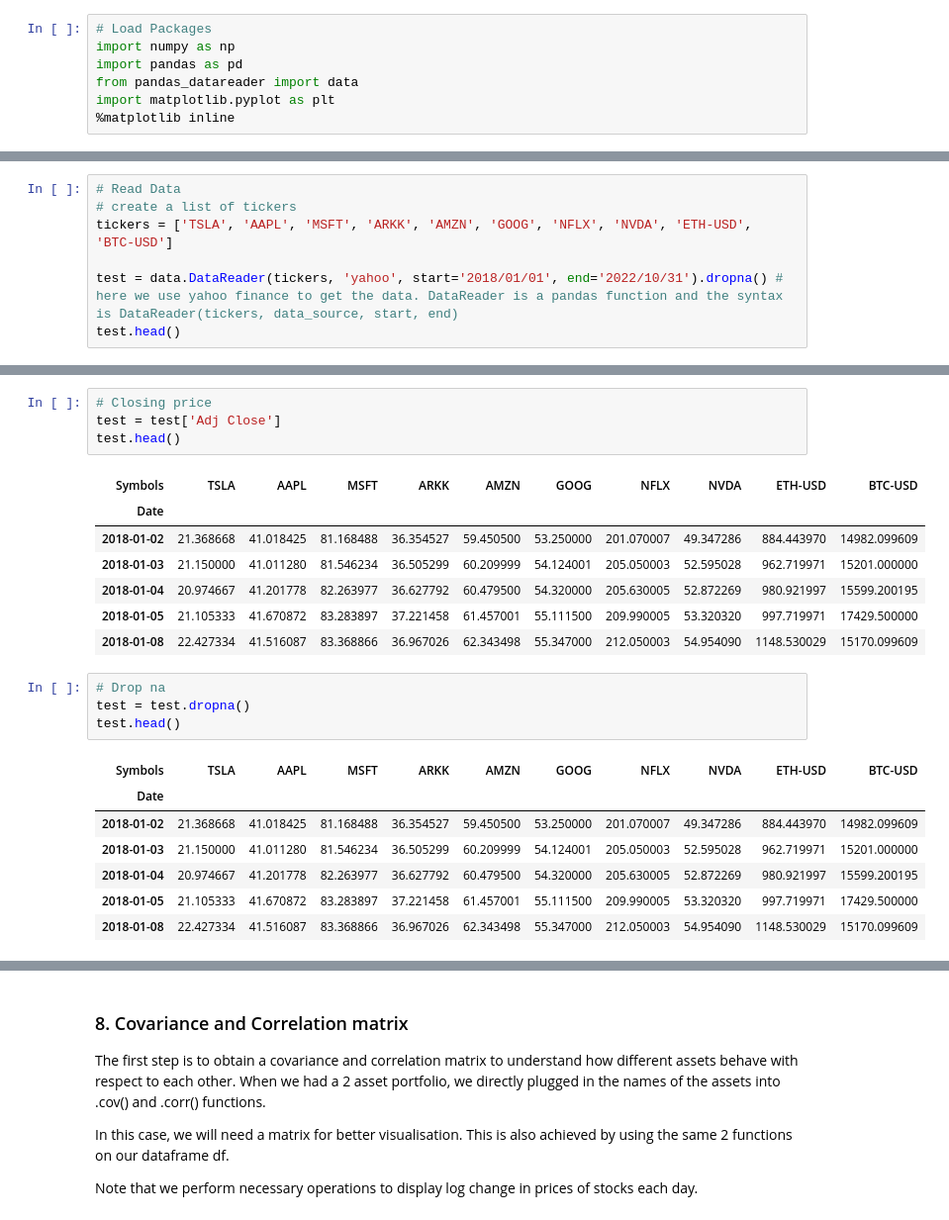
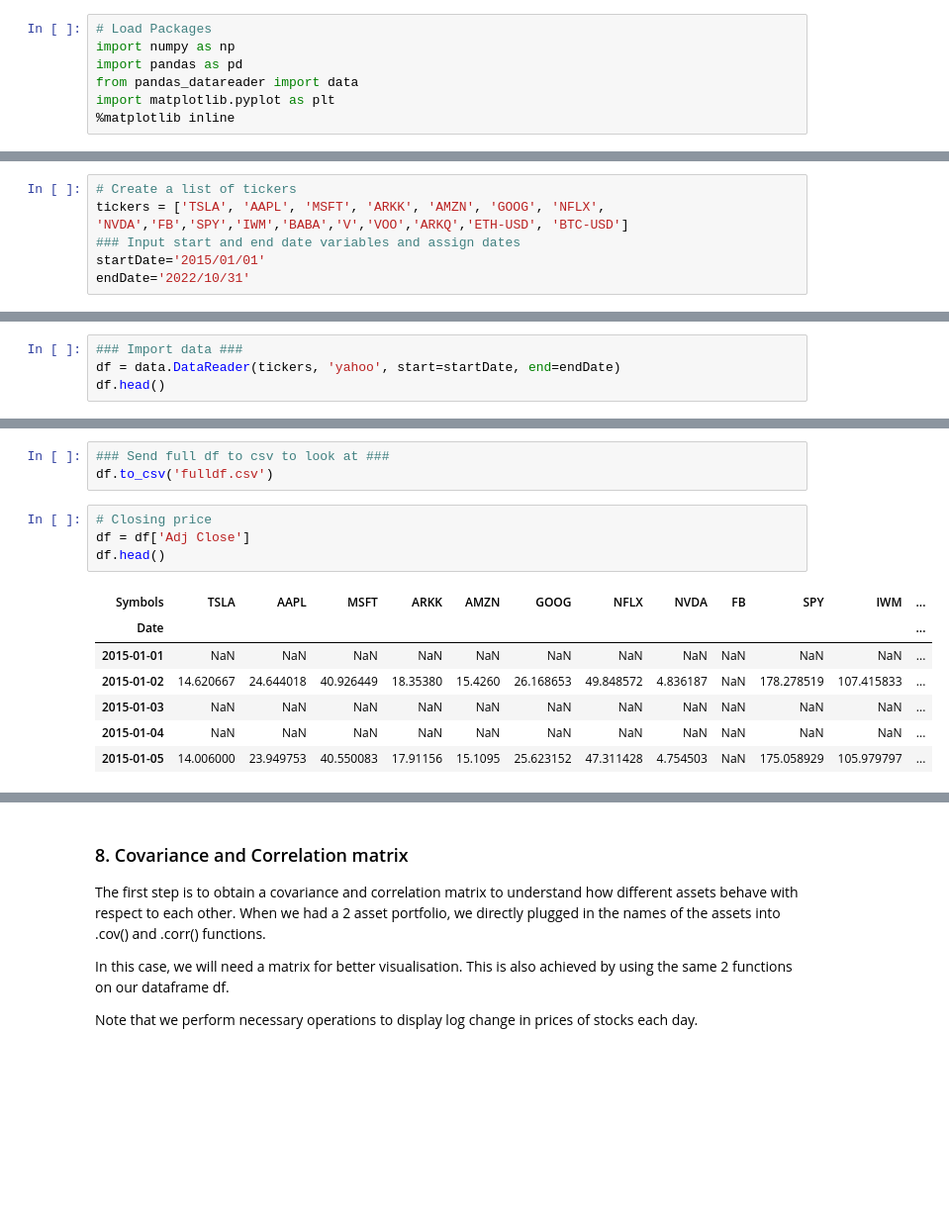
Before and after one commit to majikthise911/portfolioOptimization, a Jupyter notebook: myPortfolio.ipynb, the cells around one changed output, grey strips where cells are left out. Shown at 99% size. Drawn from its saved outputs; the diff is of its cells as text; blank space fills up the shorter version.

```diff
--- a/myPortfolio.ipynb
+++ b/myPortfolio.ipynb
@@ -25,7 +25,6 @@ import matplotlib.pyplot as plt
 # %%
-# Read Data
-# create a list of tickers
-tickers = ['TSLA', 'AAPL', 'MSFT', 'ARKK', 'AMZN', 'GOOG', 'NFLX', 'NVDA', 'ETH-USD', 'BTC-USD']
-
-test = data.DataReader(tickers, 'yahoo', start='2018/01/01', end='2022/10/31').dropna() # here we use yahoo finance to get the data. DataReader is a pandas function and the syntax is DataReader(tickers, data_source, start, end)
-test.head()
+# Create a list of tickers
+tickers = ['TSLA', 'AAPL', 'MSFT', 'ARKK', 'AMZN', 'GOOG', 'NFLX', 'NVDA','FB','SPY','IWM','BABA','V','VOO','ARKQ','ETH-USD', 'BTC-USD']
+### Input start and end date variables and assign dates
+startDate='2015/01/01'
+endDate='2022/10/31'
@@ -41,0 +39,4 @@ test.head()
+# %%
+### Import data ###
+df = data.DataReader(tickers, 'yahoo', start=startDate, end=endDate)
+df.head()
@@ -42,24 +53,15 @@ test.head()
+# %%
+### Send full df to csv to look at ###
+df.to_csv('fulldf.csv')
 # %%
 # Closing price
-test = test['Adj Close']
-test.head()
+df = df['Adj Close']
+df.head()
 # %% [output]
-| Symbols | TSLA | AAPL | MSFT | ARKK | AMZN | GOOG | NFLX | NVDA | ETH-USD | BTC-USD |
-| Date |  |  |  |  |  |  |  |  |  |  |
-| 2018-01-02 | 21.368668 | 41.018425 | 81.168488 | 36.354527 | 59.450500 | 53.250000 | 201.070007 | 49.347286 | 884.443970 | 14982.099609 |
-| 2018-01-03 | 21.150000 | 41.011280 | 81.546234 | 36.505299 | 60.209999 | 54.124001 | 205.050003 | 52.595028 | 962.719971 | 15201.000000 |
-| 2018-01-04 | 20.974667 | 41.201778 | 82.263977 | 36.627792 | 60.479500 | 54.320000 | 205.630005 | 52.872269 | 980.921997 | 15599.200195 |
-| 2018-01-05 | 21.105333 | 41.670872 | 83.283897 | 37.221458 | 61.457001 | 55.111500 | 209.990005 | 53.320320 | 997.719971 | 17429.500000 |
-| 2018-01-08 | 22.427334 | 41.516087 | 83.368866 | 36.967026 | 62.343498 | 55.347000 | 212.050003 | 54.954090 | 1148.530029 | 15170.099609 |
+| Symbols | TSLA | AAPL | MSFT | ARKK | AMZN | GOOG | NFLX | NVDA | FB | SPY | IWM | ... |
+| Date |  |  |  |  |  |  |  |  |  |  |  | ... |
+| 2015-01-01 | NaN | NaN | NaN | NaN | NaN | NaN | NaN | NaN | NaN | NaN | NaN | ... |
+| 2015-01-02 | 14.620667 | 24.644018 | 40.926449 | 18.35380 | 15.4260 | 26.168653 | 49.848572 | 4.836187 | NaN | 178.278519 | 107.415833 | ... |
+| 2015-01-03 | NaN | NaN | NaN | NaN | NaN | NaN | NaN | NaN | NaN | NaN | NaN | ... |
+| 2015-01-04 | NaN | NaN | NaN | NaN | NaN | NaN | NaN | NaN | NaN | NaN | NaN | ... |
+| 2015-01-05 | 14.006000 | 23.949753 | 40.550083 | 17.91156 | 15.1095 | 25.623152 | 47.311428 | 4.754503 | NaN | 175.058929 | 105.979797 | ... |
-# %%
-# Drop na
-test = test.dropna()
-test.head()
-# %% [output]
-| Symbols | TSLA | AAPL | MSFT | ARKK | AMZN | GOOG | NFLX | NVDA | ETH-USD | BTC-USD |
-| Date |  |  |  |  |  |  |  |  |  |  |
-| 2018-01-02 | 21.368668 | 41.018425 | 81.168488 | 36.354527 | 59.450500 | 53.250000 | 201.070007 | 49.347286 | 884.443970 | 14982.099609 |
-| 2018-01-03 | 21.150000 | 41.011280 | 81.546234 | 36.505299 | 60.209999 | 54.124001 | 205.050003 | 52.595028 | 962.719971 | 15201.000000 |
-| 2018-01-04 | 20.974667 | 41.201778 | 82.263977 | 36.627792 | 60.479500 | 54.320000 | 205.630005 | 52.872269 | 980.921997 | 15599.200195 |
-| 2018-01-05 | 21.105333 | 41.670872 | 83.283897 | 37.221458 | 61.457001 | 55.111500 | 209.990005 | 53.320320 | 997.719971 | 17429.500000 |
-| 2018-01-08 | 22.427334 | 41.516087 | 83.368866 | 36.967026 | 62.343498 | 55.347000 | 212.050003 | 54.954090 | 1148.530029 | 15170.099609 |
```
Also changed, not shown: parts of 38 cells of this notebook, 5 other files.
